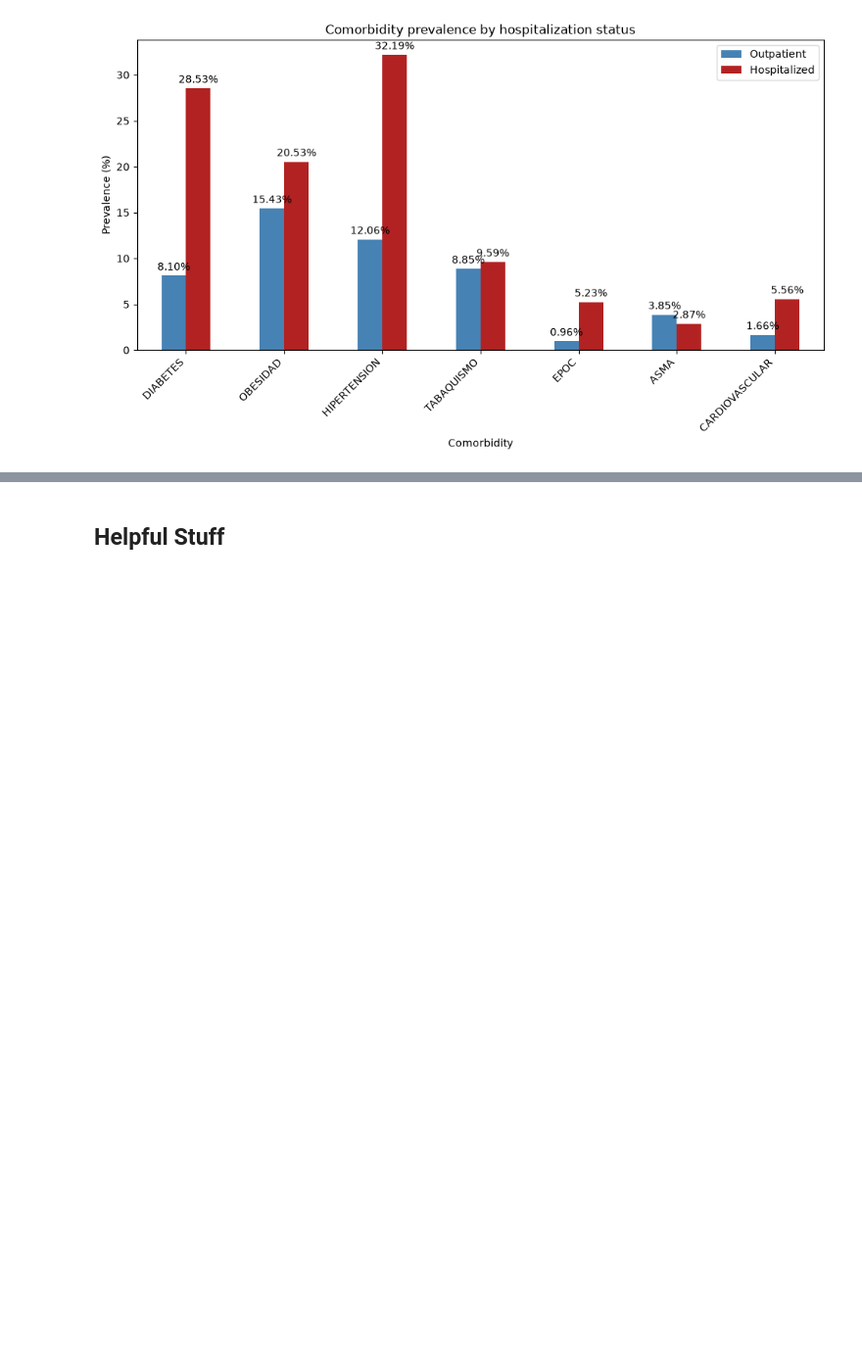
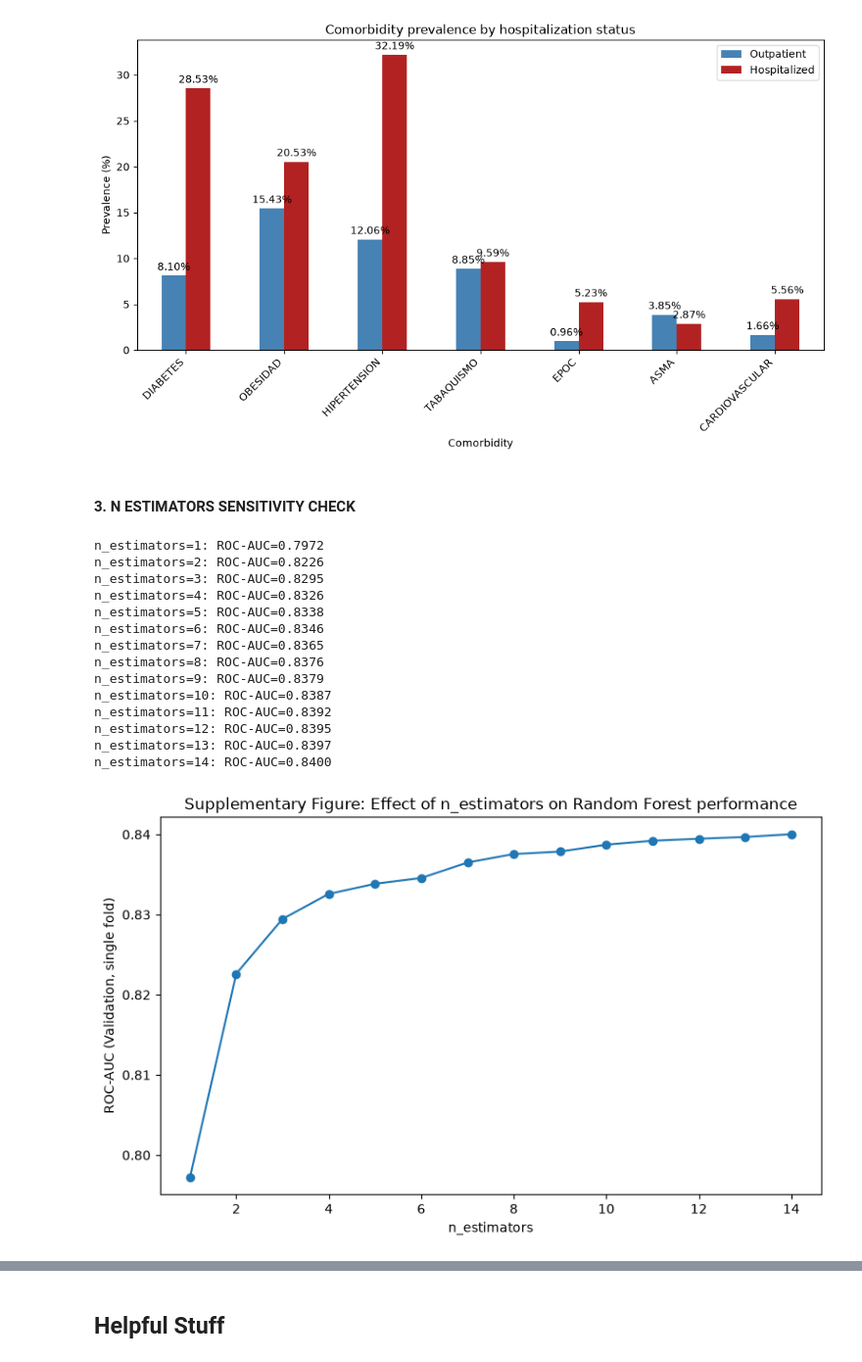
Before and after one commit to mateo-creates/machine-learning-project, a Jupyter notebook: project_notebook.ipynb, the cells around one changed output, grey strips where cells are left out. Shown at 98% size. Drawn from its saved outputs; the diff is of its cells as text; code cells hidden in the pictures; blank space fills up the shorter version.

```diff
--- a/project_notebook.ipynb
+++ b/project_notebook.ipynb
@@ -965,0 +1016,13 @@ Name: count, dtype: int64
+# %%
+# pipeline
+from sklearn.pipeline import Pipeline
+from sklearn.ensemble import RandomForestClassifier
+
+pipeline = Pipeline([
+    ('sentinel_handler', SentinelHandler()),
+    ('model', RandomForestClassifier(random_state=random_state))
+])
+
+pipeline.fit(X_learning, y_learning)
+print("Pipeline erfolgreich gefittet.")
+print("Score auf Learning Set:", pipeline.score(X_learning, y_learning))
@@ -1175,3 +1301,55 @@ Durchschnittsalter aller Patienten: 42.59
 [figure]
 Average age of hospitalized patients: 51.80
 [figure]
+# %% [markdown]
+#### **3. N ESTIMATORS SENSITIVITY CHECK**
+# %%
+# Supplementary: n_estimators sensitivity check (single fold, not part of main hyperparameter search)
+from sklearn.metrics import roc_auc_score
+import matplotlib.pyplot as plt
+
+train_pos, val_pos = cv_splits[-1]  # größter, stabilster Fold
+
+X_fold_train = X_learning.iloc[train_pos]
+y_fold_train = y_learning.iloc[train_pos]
+X_fold_val = X_learning.iloc[val_pos]
+y_fold_val = y_learning.iloc[val_pos]
+
+n_estimators_range = range(1, 15)
+scores = []
+
+for n in n_estimators_range:
+    pipeline_test = Pipeline([
+        ('sentinel_handler', SentinelHandler()),
+        ('model', RandomForestClassifier(n_estimators=n, random_state=random_state, max_depth= 15))
+    ])
+    pipeline_test.fit(X_fold_train, y_fold_train)
+    y_proba = pipeline_test.predict_proba(X_fold_val)[:, 1]
+    auc = roc_auc_score(y_fold_val, y_proba)
+    scores.append(auc)
+    print(f"n_estimators={n}: ROC-AUC={auc:.4f}")
+
+plt.figure(figsize=(8, 5))
+plt.plot(list(n_estimators_range), scores, marker='o')
+plt.xlabel('n_estimators')
+plt.ylabel('ROC-AUC (Validation, single fold)')
+plt.title('Supplementary Figure: Effect of n_estimators on Random Forest performance')
+plt.tight_layout()
+plt.savefig('supplementary_n_estimators.png', dpi=150)
+plt.show()
+# %% [output]
+n_estimators=1: ROC-AUC=0.7972
+n_estimators=2: ROC-AUC=0.8226
+n_estimators=3: ROC-AUC=0.8295
+n_estimators=4: ROC-AUC=0.8326
+n_estimators=5: ROC-AUC=0.8338
+n_estimators=6: ROC-AUC=0.8346
+n_estimators=7: ROC-AUC=0.8365
+n_estimators=8: ROC-AUC=0.8376
+n_estimators=9: ROC-AUC=0.8379
+n_estimators=10: ROC-AUC=0.8387
+n_estimators=11: ROC-AUC=0.8392
+n_estimators=12: ROC-AUC=0.8395
+n_estimators=13: ROC-AUC=0.8397
+n_estimators=14: ROC-AUC=0.8400
+[figure, added]
```
Also changed, not shown: parts of 20 cells of this notebook.
